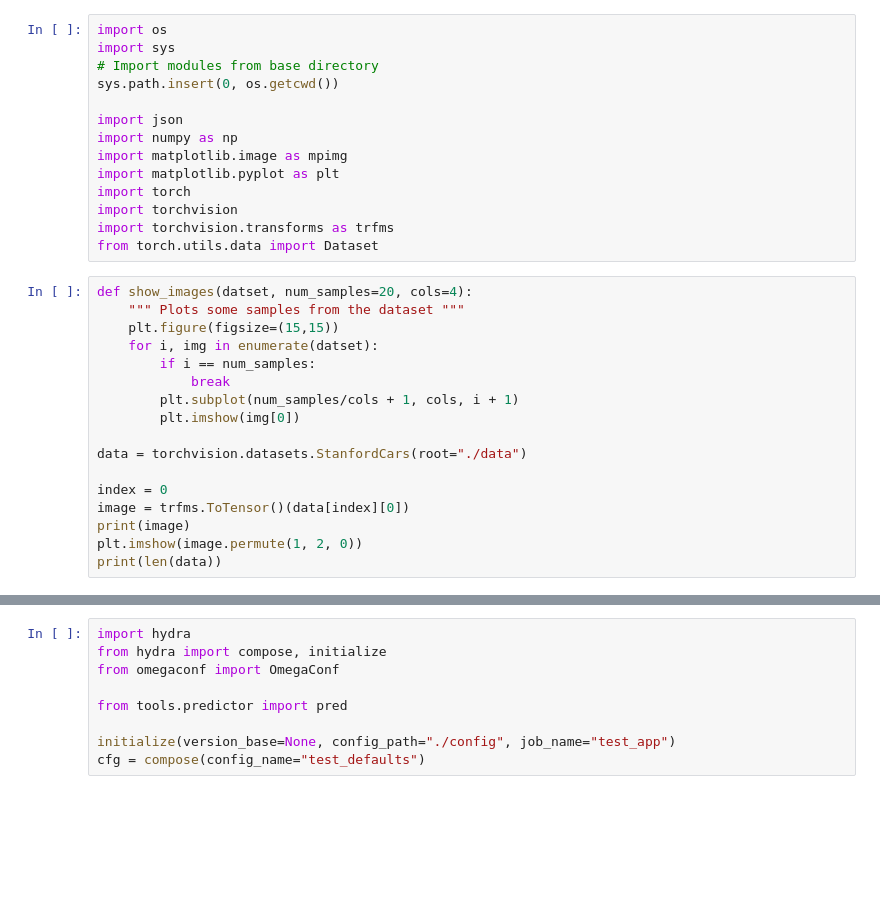
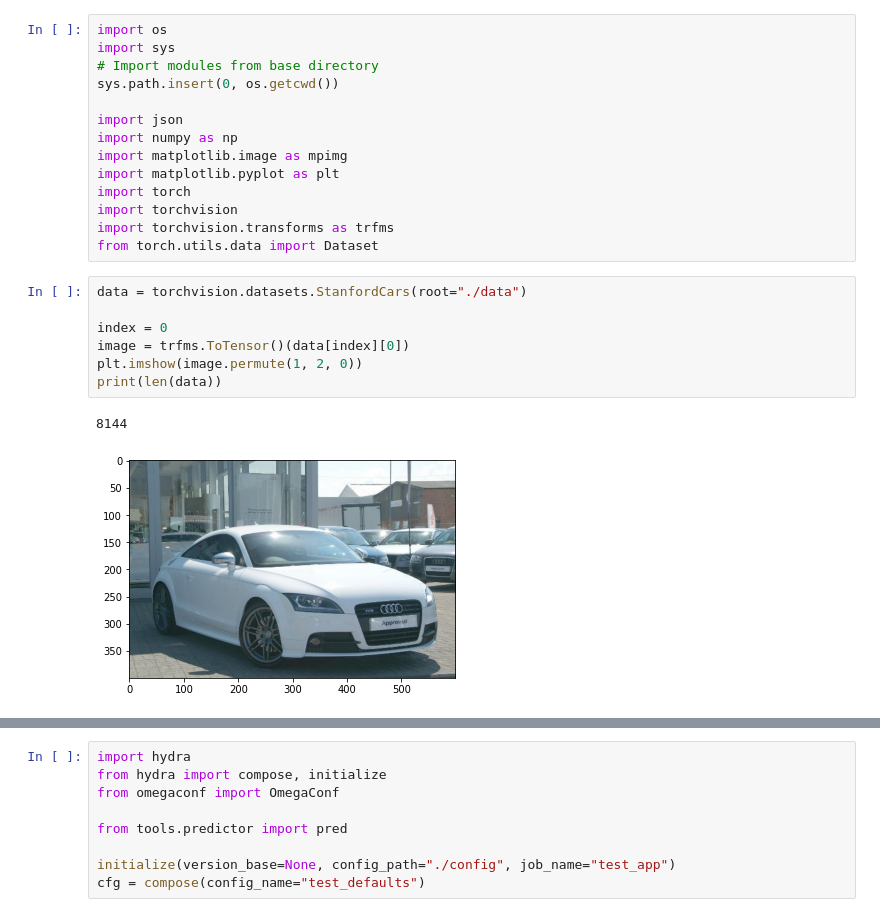
Before and after one commit to MattyChoi/DiffusionModelsAndLLMs, a Jupyter notebook: playground.ipynb, the cells around one changed output, grey strips where cells are left out. Cells and saved outputs as stored; diff of their text form; blank space fills up the shorter version.

Commit message:
got the generate car image model to work well

```diff
--- a/playground.ipynb
+++ b/playground.ipynb
@@ -13,19 +13,12 @@ import torchvision
 import torchvision.transforms as trfms
 from torch.utils.data import Dataset
 # %%
-def show_images(datset, num_samples=20, cols=4):
-    """ Plots some samples from the dataset """
-    plt.figure(figsize=(15,15))
-    for i, img in enumerate(datset):
-        if i == num_samples:
-            break
-        plt.subplot(num_samples/cols + 1, cols, i + 1)
-        plt.imshow(img[0])
-
 data = torchvision.datasets.StanfordCars(root="./data")
 
 index = 0
 image = trfms.ToTensor()(data[index][0])
-print(image)
 plt.imshow(image.permute(1, 2, 0))
 print(len(data))
+# %% [output]
+8144
+[figure, added]
```
Also changed, not shown: parts of 7 cells of this notebook, 19 other files.
